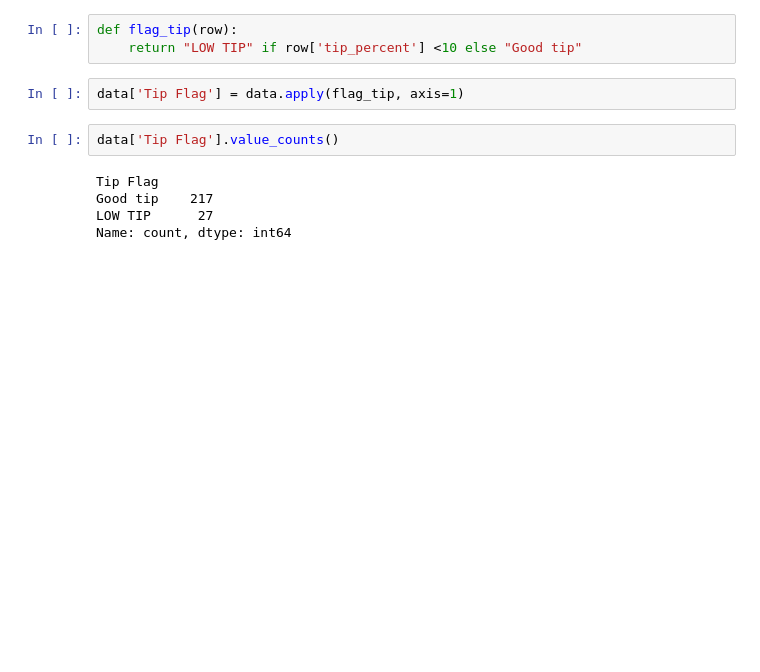
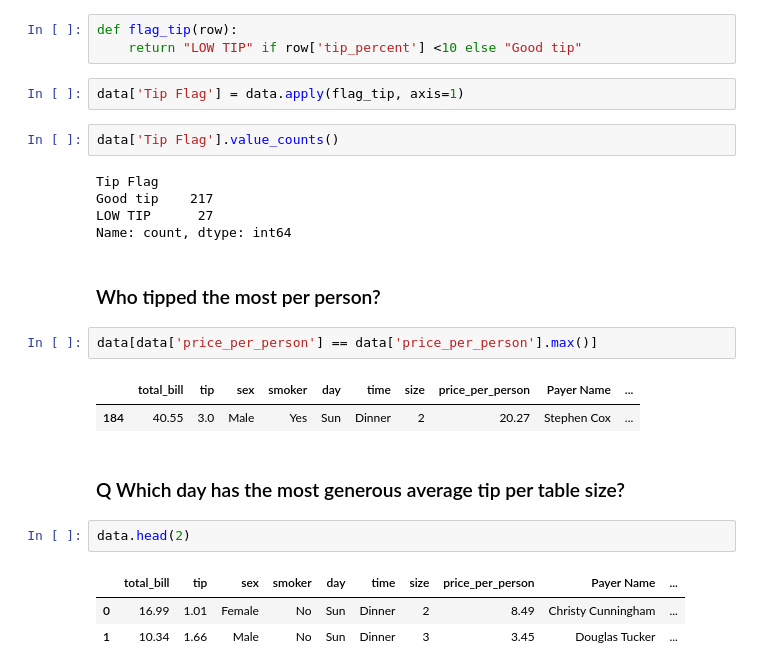
Before and after one commit to KVaid29994/Python_practice_d, a Jupyter notebook: Day_6.ipynb, the cells around one changed output. Saved outputs shown, nothing was run; the diff lists cells and outputs as text; blank space fills up the shorter version.

```diff
--- a/Day_6.ipynb
+++ b/Day_6.ipynb
@@ -199,3 +199,18 @@ Tip Flag
 Good tip    217
 LOW TIP      27
 Name: count, dtype: int64
+# %% [markdown]
+ ### Who tipped the most per person?
+# %%
+data[data['price_per_person'] == data['price_per_person'].max()]
+# %% [output]
+|  | total_bill | tip | sex | smoker | day | time | size | price_per_person | Payer Name | ... |
+| 184 | 40.55 | 3.0 | Male | Yes | Sun | Dinner | 2 | 20.27 | Stephen Cox | ... |
+# %% [markdown]
+### Q Which day has the most generous average tip per table size?
+# %%
+data.head(2)
+# %% [output]
+|  | total_bill | tip | sex | smoker | day | time | size | price_per_person | Payer Name | ... |
+| 0 | 16.99 | 1.01 | Female | No | Sun | Dinner | 2 | 8.49 | Christy Cunningham | ... |
+| 1 | 10.34 | 1.66 | Male | No | Sun | Dinner | 3 | 3.45 | Douglas Tucker | ... |
```
Also changed, not shown: parts of 4 cells of this notebook.
